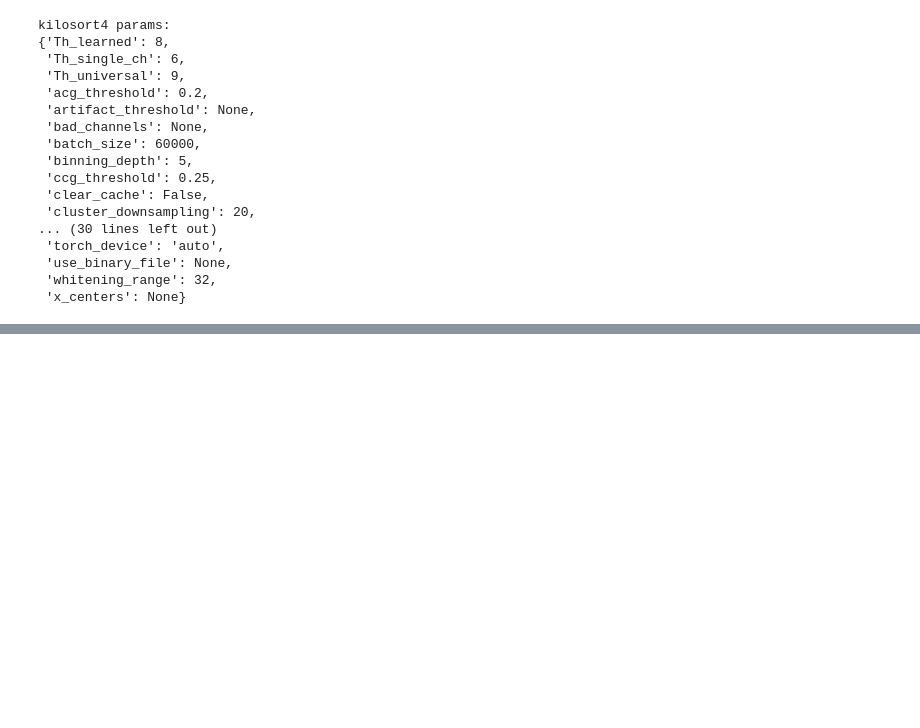
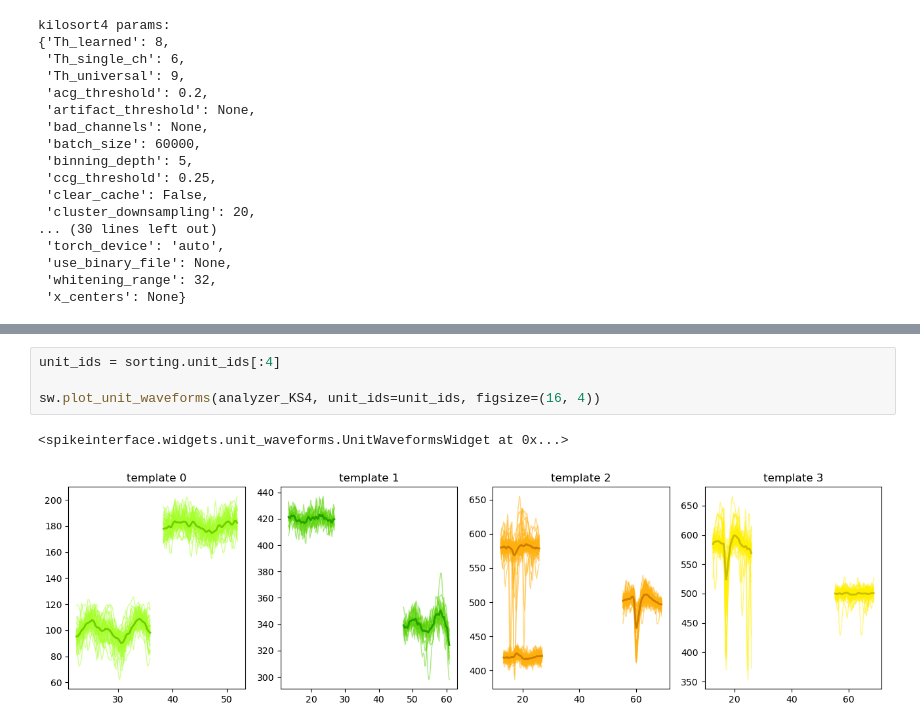
Before and after one commit to ChooYeonseo/intan-spike-sorter, a Jupyter notebook: 1_design_the_probe.ipynb, the cells around one changed output, grey strips where cells are left out. Cells and saved outputs as stored; diff of their text form; blank space fills up the shorter version.

```diff
--- a/1_design_the_probe.ipynb
+++ b/1_design_the_probe.ipynb
@@ -127,0 +197,7 @@ pip install cuda-python
+# %%
+unit_ids = sorting.unit_ids[:4]
+
+sw.plot_unit_waveforms(analyzer_KS4, unit_ids=unit_ids, figsize=(16, 4))
+# %% [output]
+<spikeinterface.widgets.unit_waveforms.UnitWaveformsWidget at 0x...>
+[figure, added]
```
Also changed, not shown: parts of 24 cells of this notebook, 12 other files.
